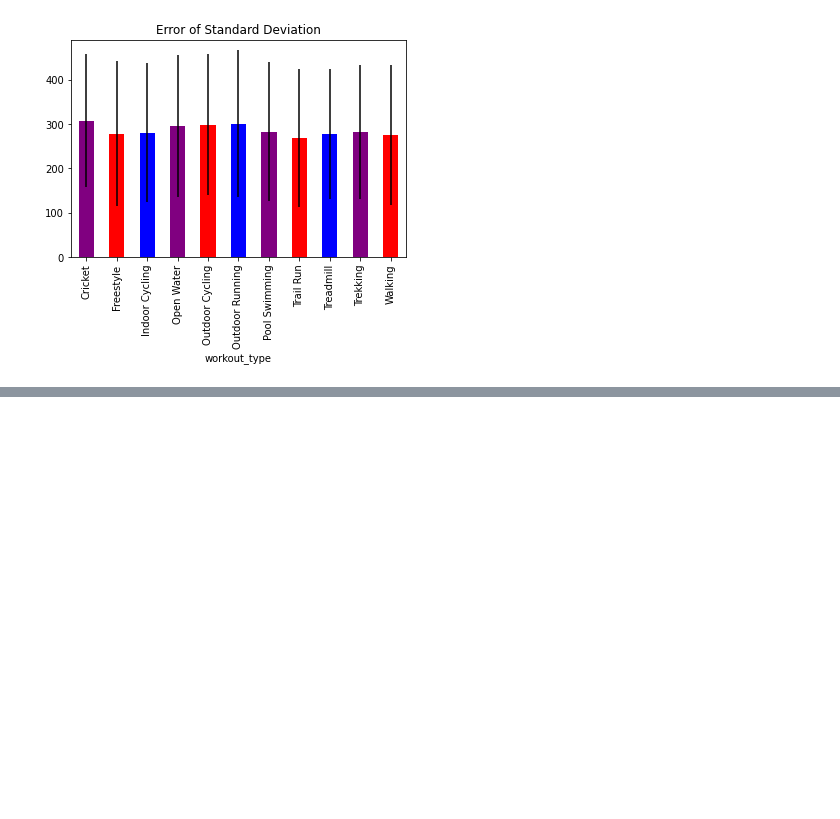
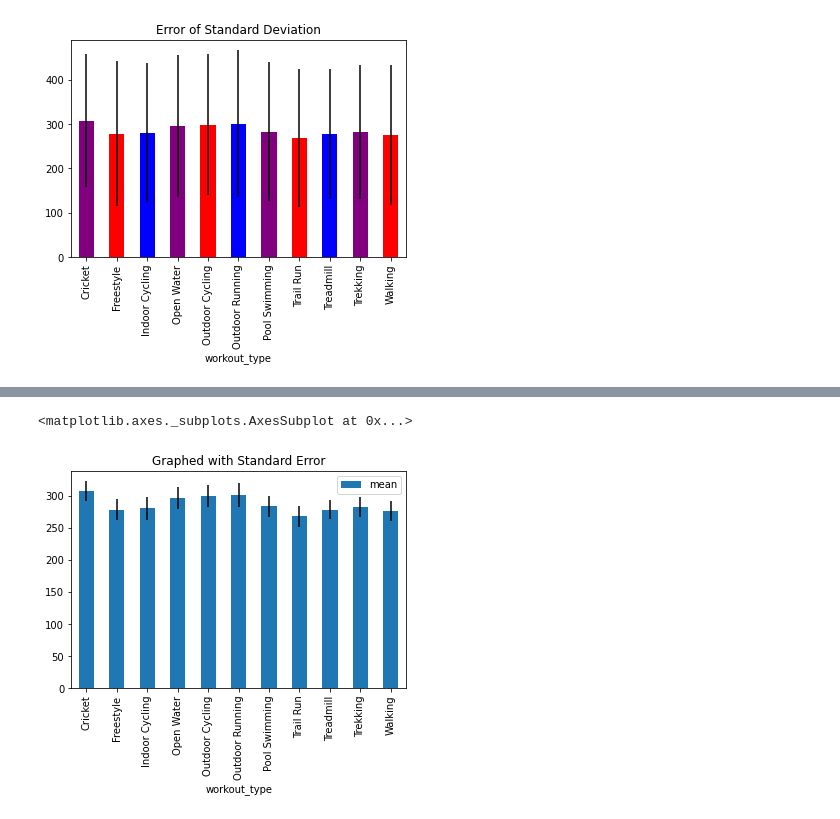
Before and after one commit to sovikapoudel/Data-Visualiation-Spring-2022, a Jupyter notebook: Quiz_29.ipynb, the cells around one changed output, grey strips where cells are left out. Saved outputs shown, nothing was run; the diff lists cells and outputs as text; code cells hidden in the pictures; blank space fills up the shorter version.

```diff
--- a/Quiz_29.ipynb
+++ b/Quiz_29.ipynb
@@ -29,3 +29,18 @@ dfgrouped.calories.plot.bar(y = 'mean',yerr = 'std', legend = False, color = ['p
 # %% [output]
 <matplotlib.axes._subplots.AxesSubplot at 0x...>
 [figure]
+# %%
+
+import numpy as np
+from scipy.stats import t
+
+def SE(std,n):
+  return std/np.sqrt(n)
+
+dfgroupedcalories= dfgrouped.calories
+dfgroupedcalories['SE'] = dfgroupedcalories.apply(lambda x: SE(x['std'],x['count']), axis = 1)
+
+
+dfgroupedcalories.loc[:,'95%'] = dfgroupedcalories.loc[:,'SE']*t.ppf(.975,499) #The confidence interval is equal to two margins of errors and a margin of error is equal to about 2 standard errors (for 95% confidence)
+
+dfgroupedcalories
@@ -31,0 +71,5 @@ dfgrouped.calories.plot.bar(y = 'mean',yerr = 'std', legend = False, color = ['p
+# %%
+dfgroupedcalories.plot.bar(y = 'mean',yerr = 'SE', title = 'Graphed with Standard Error' ) #without 95% confin\dent interval
+# %% [output]
+<matplotlib.axes._subplots.AxesSubplot at 0x...>
+[figure, added]
```
Also changed, not shown: parts of 3 cells of this notebook.
